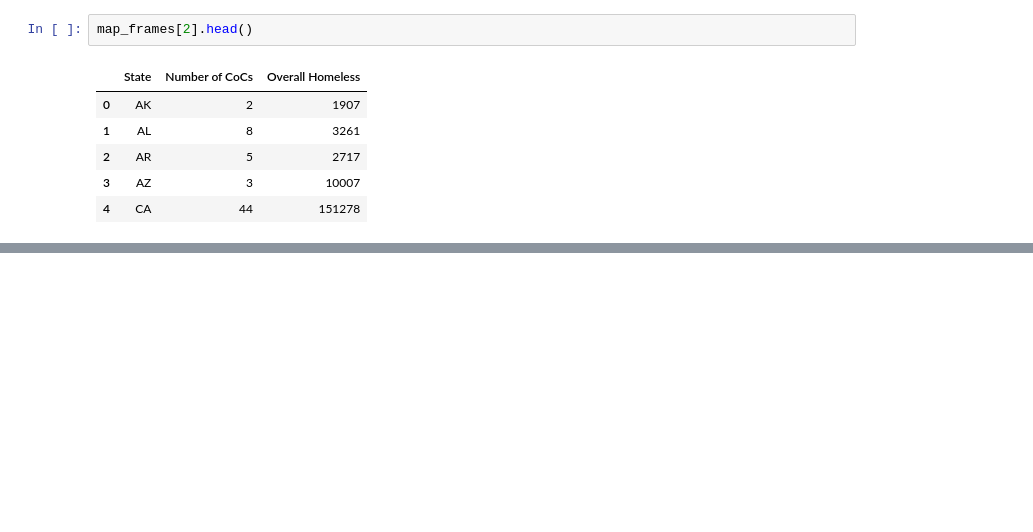
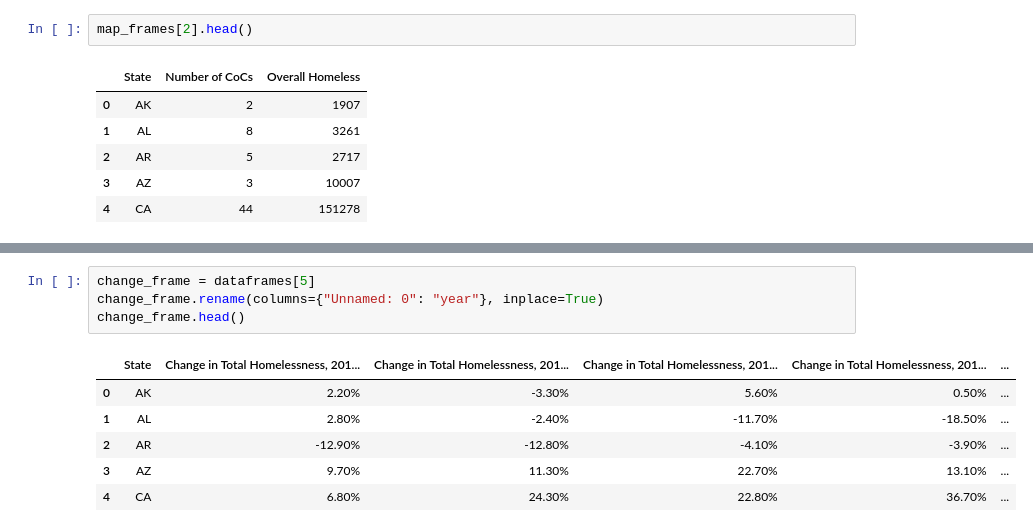
Before and after one commit to esther2897/project_one, a Jupyter notebook: Analysis.ipynb, the cells around one changed output, grey strips where cells are left out. Drawn from its saved outputs; the diff is of its cells as text; blank space fills up the shorter version.

```diff
--- a/Analysis.ipynb
+++ b/Analysis.ipynb
@@ -245 +142,12 @@ offline.plot(fig, auto_open=True, image = 'png', image_filename="homeless_map" ,
 'homeless_map.html'
+# %%
+change_frame = dataframes[5]
+change_frame.rename(columns={"Unnamed: 0": "year"}, inplace=True)
+change_frame.head()
+# %% [output]
+|  | State | Change in Total Homelessness, 201... | Change in Total Homelessness, 201... | Change in Total Homelessness, 201... | Change in Total Homelessness, 201... | ... |
+| 0 | AK | 2.20% | -3.30% | 5.60% | 0.50% | ... |
+| 1 | AL | 2.80% | -2.40% | -11.70% | -18.50% | ... |
+| 2 | AR | -12.90% | -12.80% | -4.10% | -3.90% | ... |
+| 3 | AZ | 9.70% | 11.30% | 22.70% | 13.10% | ... |
+| 4 | CA | 6.80% | 24.30% | 22.80% | 36.70% | ... |
```
Also changed, not shown: parts of 14 cells of this notebook, 3 other files.
